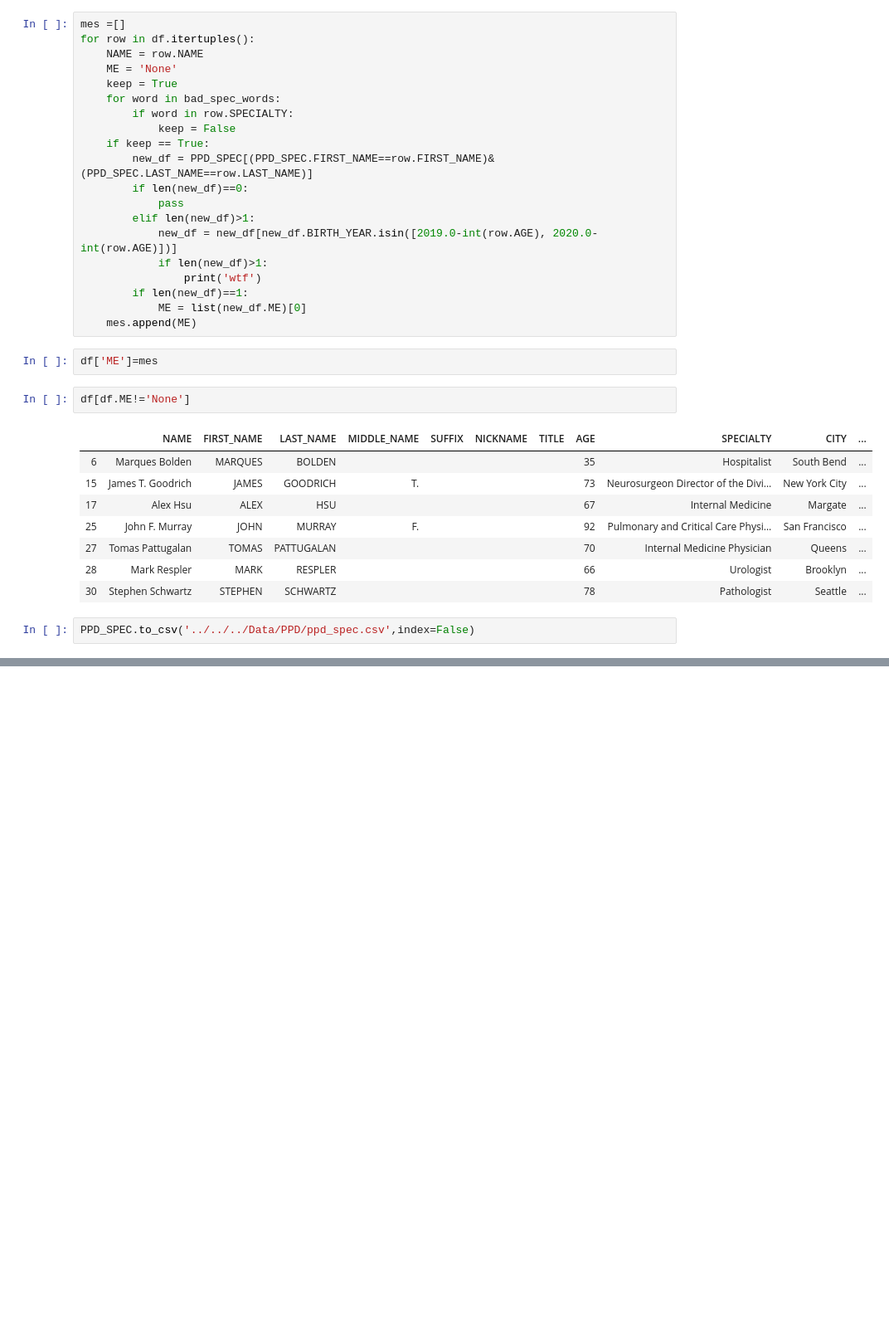
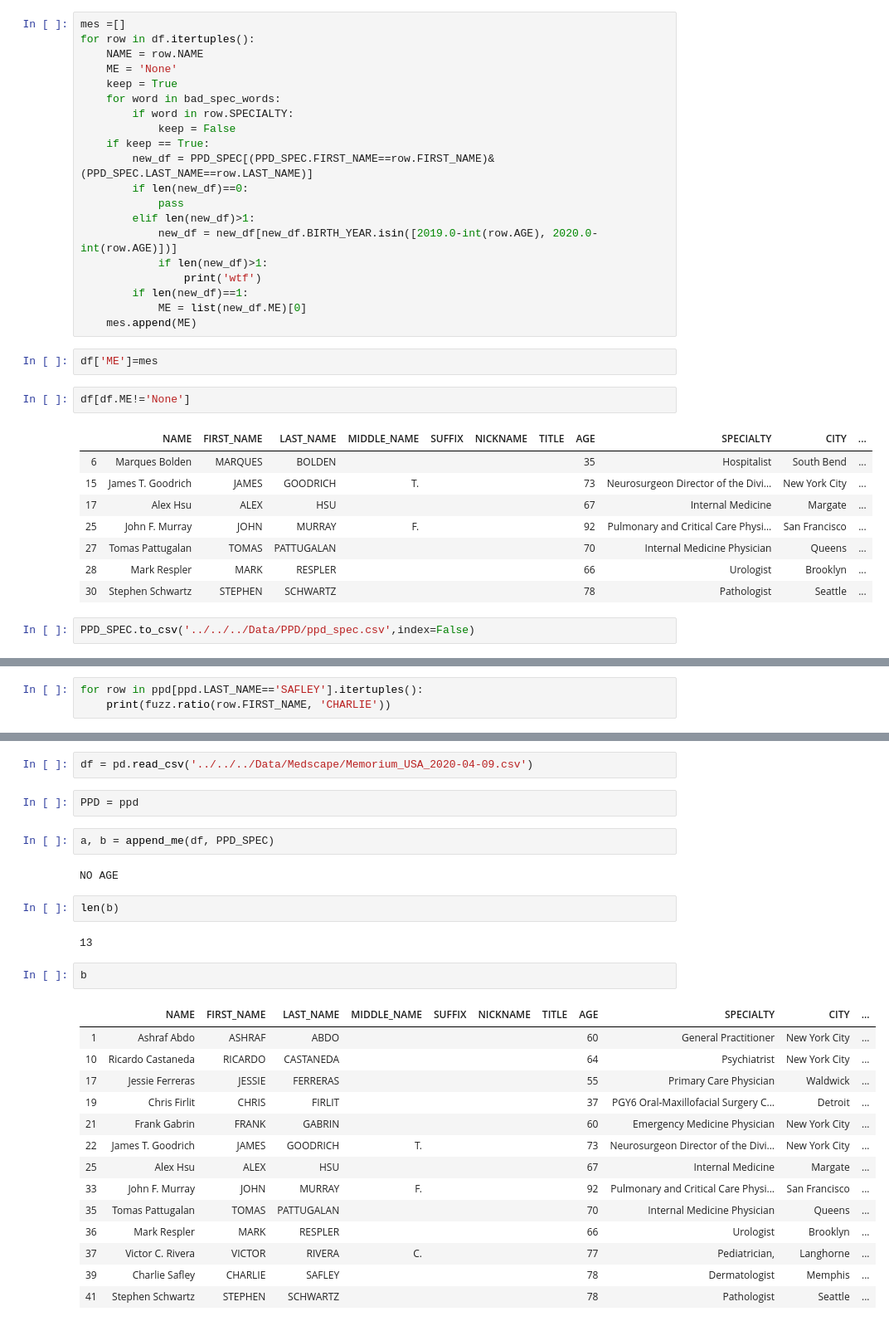
Before and after one commit to AMADataLabs/Core, a Jupyter notebook: Sandbox/Medscape/ME_match.ipynb, the cells around one changed output, grey strips where cells are left out. Shown: that part at 83% size. Cells and saved outputs as stored; diff of their text form; blank space fills up the shorter version.

Commit message:
scorecard fixing and medscape cleaning
Former-commit-id: 911eb9bdfbafa1d8878c4f2cdc935d9cb05d1e4f

```diff
--- a/Sandbox/Medscape/ME_match.ipynb
+++ b/Sandbox/Medscape/ME_match.ipynb
@@ -101,0 +152,3 @@ PPD_SPEC[PPD_SPEC.ME==511530385]
+# %%
+for row in ppd[ppd.LAST_NAME=='SAFLEY'].itertuples():
+    print(fuzz.ratio(row.FIRST_NAME, 'CHARLIE'))
@@ -101,0 +235,29 @@ PPD_SPEC[PPD_SPEC.ME==511530385]
+# %%
+df = pd.read_csv('../../../Data/Medscape/Memorium_USA_2020-04-09.csv')
+# %%
+PPD = ppd
+# %%
+a, b = append_me(df, PPD_SPEC)
+# %% [output]
+NO AGE
+# %%
+len(b)
+# %% [output]
+13
+# %%
+b
+# %% [output]
+|  | NAME | FIRST_NAME | LAST_NAME | MIDDLE_NAME | SUFFIX | NICKNAME | TITLE | AGE | SPECIALTY | CITY | ... |
+| 1 | Ashraf Abdo | ASHRAF | ABDO |  |  |  |  | 60 | General Practitioner | New York City | ... |
+| 10 | Ricardo Castaneda | RICARDO | CASTANEDA |  |  |  |  | 64 | Psychiatrist | New York City | ... |
+| 17 | Jessie Ferreras | JESSIE | FERRERAS |  |  |  |  | 55 | Primary Care Physician | Waldwick | ... |
+| 19 | Chris Firlit | CHRIS | FIRLIT |  |  |  |  | 37 | PGY6 Oral-Maxillofacial Surgery C... | Detroit | ... |
+| 21 | Frank Gabrin | FRANK | GABRIN |  |  |  |  | 60 | Emergency Medicine Physician | New York City | ... |
+| 22 | James T. Goodrich | JAMES | GOODRICH | T. |  |  |  | 73 | Neurosurgeon Director of the Divi... | New York City | ... |
+| 25 | Alex Hsu | ALEX | HSU |  |  |  |  | 67 | Internal Medicine | Margate | ... |
+| 33 | John F. Murray | JOHN | MURRAY | F. |  |  |  | 92 | Pulmonary and Critical Care Physi... | San Francisco | ... |
+| 35 | Tomas Pattugalan | TOMAS | PATTUGALAN |  |  |  |  | 70 | Internal Medicine Physician | Queens | ... |
+| 36 | Mark Respler | MARK | RESPLER |  |  |  |  | 66 | Urologist | Brooklyn | ... |
+| 37 | Victor C. Rivera | VICTOR | RIVERA | C. |  |  |  | 77 | Pediatrician, | Langhorne | ... |
+| 39 | Charlie Safley | CHARLIE | SAFLEY |  |  |  |  | 78 | Dermatologist | Memphis | ... |
+| 41 | Stephen Schwartz | STEPHEN | SCHWARTZ |  |  |  |  | 78 | Pathologist | Seattle | ... |
```
Also changed, not shown: parts of 14 cells of this notebook, 4 other files.
